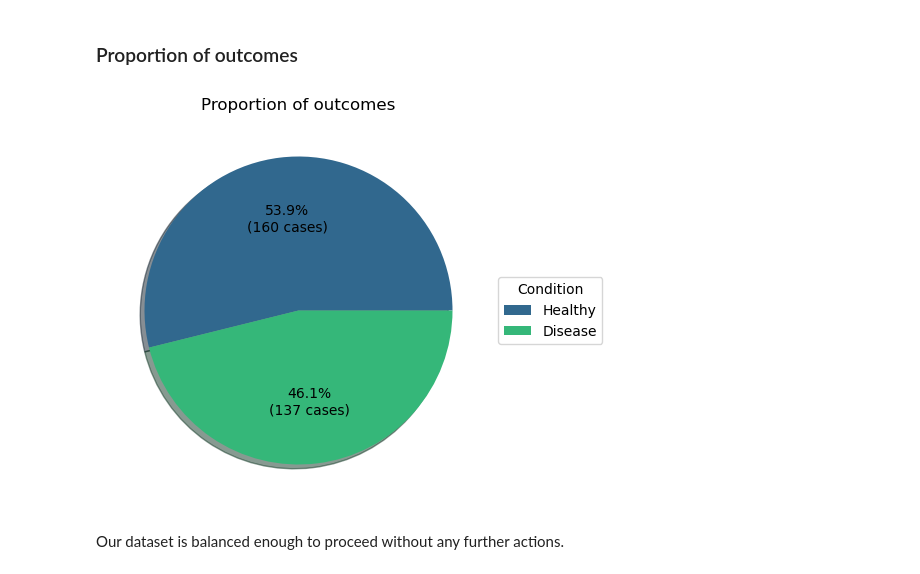
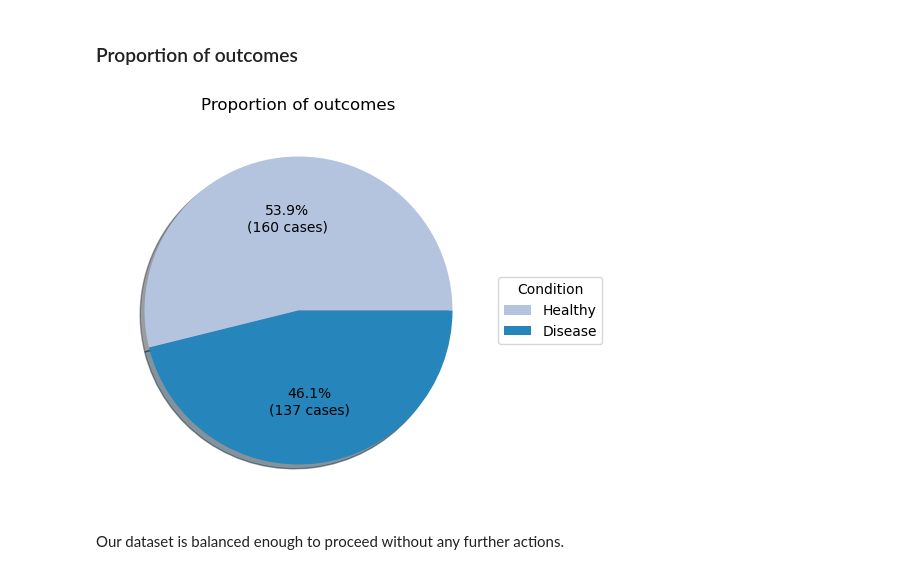
Before and after one commit to vregi/heart-disease-classification, a Jupyter notebook: implementation.ipynb, the cells around one changed output. Saved outputs shown, nothing was run; the diff lists cells and outputs as text; code cells hidden in the pictures.

```diff
--- a/implementation.ipynb
+++ b/implementation.ipynb
@@ -262,31 +267,31 @@ As the point of our exploration, we want to inspect how balanced our dataset, co
 # %%
 def calc_pct(pct, allvals):
     absolute = int(np.round(pct/100.*np.sum(allvals)))
     return f"{pct:.1f}%\n({absolute:d} cases)"
 
 t = dfc['target'].value_counts().reset_index()
-colors = sns.color_palette('viridis', len(t))
+colors = sns.color_palette('PuBu', len(t))
 
 fig, ax = plt.subplots(figsize=(10,5))
 wedges, texts, autotexts = ax.pie(
     t['count'],
     colors=colors,
     shadow=True,
     autopct=lambda pct: calc_pct(pct, t['count'])
 
 );
 
 ax.legend(
     wedges,
     ['Healthy', 'Disease'],
     title="Condition",
     loc="center left",
     bbox_to_anchor=(1, 0, 0.5, 1)
 );
 
 ax.set_title('Proportion of outcomes');
 # %% [output]
-[figure, old version]
+[figure, new version]
 # %% [markdown]
 Our dataset is balanced enough to proceed without any further actions.
 # %% [markdown]
```
Also changed, not shown: parts of 22 cells of this notebook.
